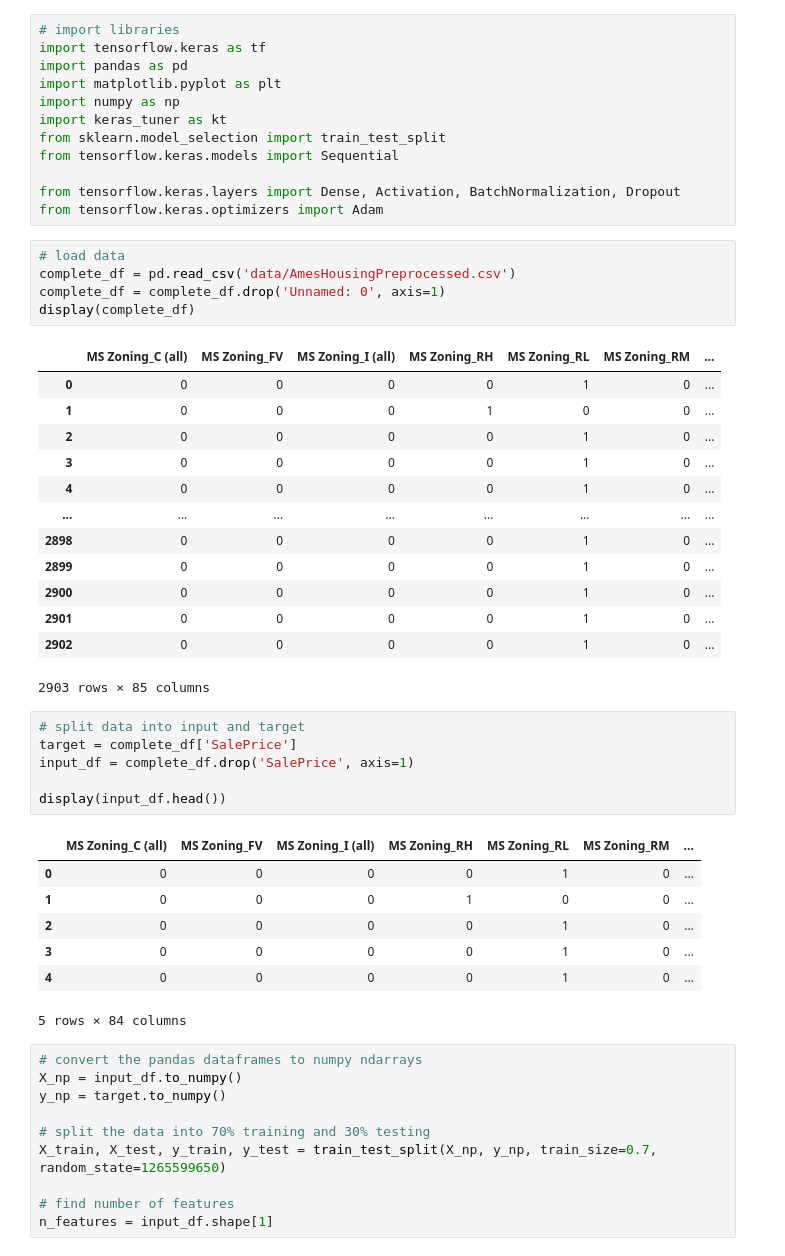
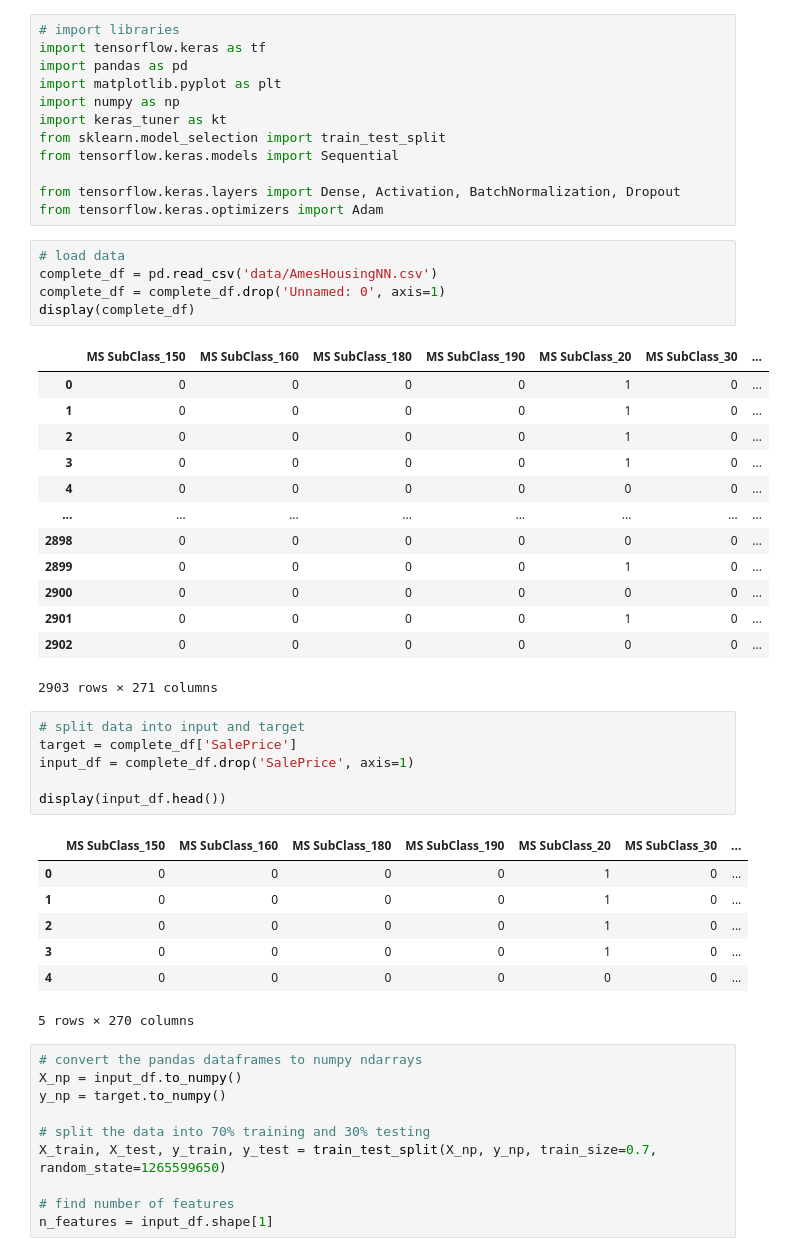
Before and after one commit to Youri-is-super-awesome/Bitches-and-beaches, a Jupyter notebook: code/NN_version1.ipynb, the cells around one changed output. Saved outputs shown, nothing was run; the diff lists cells and outputs as text.

```diff
--- a/code/NN_version1.ipynb
+++ b/code/NN_version1.ipynb
@@ -15,23 +15,23 @@ from tensorflow.keras.layers import Dense, Activation, BatchNormalization, Dropo
 from tensorflow.keras.optimizers import Adam
 # %%
 # load data
-complete_df = pd.read_csv('data/AmesHousingPreprocessed.csv')
+complete_df = pd.read_csv('data/AmesHousingNN.csv')
 complete_df = complete_df.drop('Unnamed: 0', axis=1)
 display(complete_df)
 # %% [output]
-|  | MS Zoning_C (all) | MS Zoning_FV | MS Zoning_I (all) | MS Zoning_RH | MS Zoning_RL | MS Zoning_RM | ... |
+|  | MS SubClass_150 | MS SubClass_160 | MS SubClass_180 | MS SubClass_190 | MS SubClass_20 | MS SubClass_30 | ... |
 | 0 | 0 | 0 | 0 | 0 | 1 | 0 | ... |
-| 1 | 0 | 0 | 0 | 1 | 0 | 0 | ... |
+| 1 | 0 | 0 | 0 | 0 | 1 | 0 | ... |
 | 2 | 0 | 0 | 0 | 0 | 1 | 0 | ... |
 | 3 | 0 | 0 | 0 | 0 | 1 | 0 | ... |
-| 4 | 0 | 0 | 0 | 0 | 1 | 0 | ... |
+| 4 | 0 | 0 | 0 | 0 | 0 | 0 | ... |
 | ... | ... | ... | ... | ... | ... | ... | ... |
-| 2898 | 0 | 0 | 0 | 0 | 1 | 0 | ... |
+| 2898 | 0 | 0 | 0 | 0 | 0 | 0 | ... |
 | 2899 | 0 | 0 | 0 | 0 | 1 | 0 | ... |
-| 2900 | 0 | 0 | 0 | 0 | 1 | 0 | ... |
+| 2900 | 0 | 0 | 0 | 0 | 0 | 0 | ... |
 | 2901 | 0 | 0 | 0 | 0 | 1 | 0 | ... |
-| 2902 | 0 | 0 | 0 | 0 | 1 | 0 | ... |
+| 2902 | 0 | 0 | 0 | 0 | 0 | 0 | ... |
-2903 rows × 85 columns
+2903 rows × 271 columns
 # %%
 # split data into input and target
 target = complete_df['SalePrice']
@@ -39,13 +39,13 @@ input_df = complete_df.drop('SalePrice', axis=1)
 
 display(input_df.head())
 # %% [output]
-|  | MS Zoning_C (all) | MS Zoning_FV | MS Zoning_I (all) | MS Zoning_RH | MS Zoning_RL | MS Zoning_RM | ... |
+|  | MS SubClass_150 | MS SubClass_160 | MS SubClass_180 | MS SubClass_190 | MS SubClass_20 | MS SubClass_30 | ... |
 | 0 | 0 | 0 | 0 | 0 | 1 | 0 | ... |
-| 1 | 0 | 0 | 0 | 1 | 0 | 0 | ... |
+| 1 | 0 | 0 | 0 | 0 | 1 | 0 | ... |
 | 2 | 0 | 0 | 0 | 0 | 1 | 0 | ... |
 | 3 | 0 | 0 | 0 | 0 | 1 | 0 | ... |
-| 4 | 0 | 0 | 0 | 0 | 1 | 0 | ... |
+| 4 | 0 | 0 | 0 | 0 | 0 | 0 | ... |
-5 rows × 84 columns
+5 rows × 270 columns
 # %%
 # convert the pandas dataframes to numpy ndarrays
 X_np = input_df.to_numpy()
```
Also changed, not shown: parts of 8 cells of this notebook, 33 other files.
